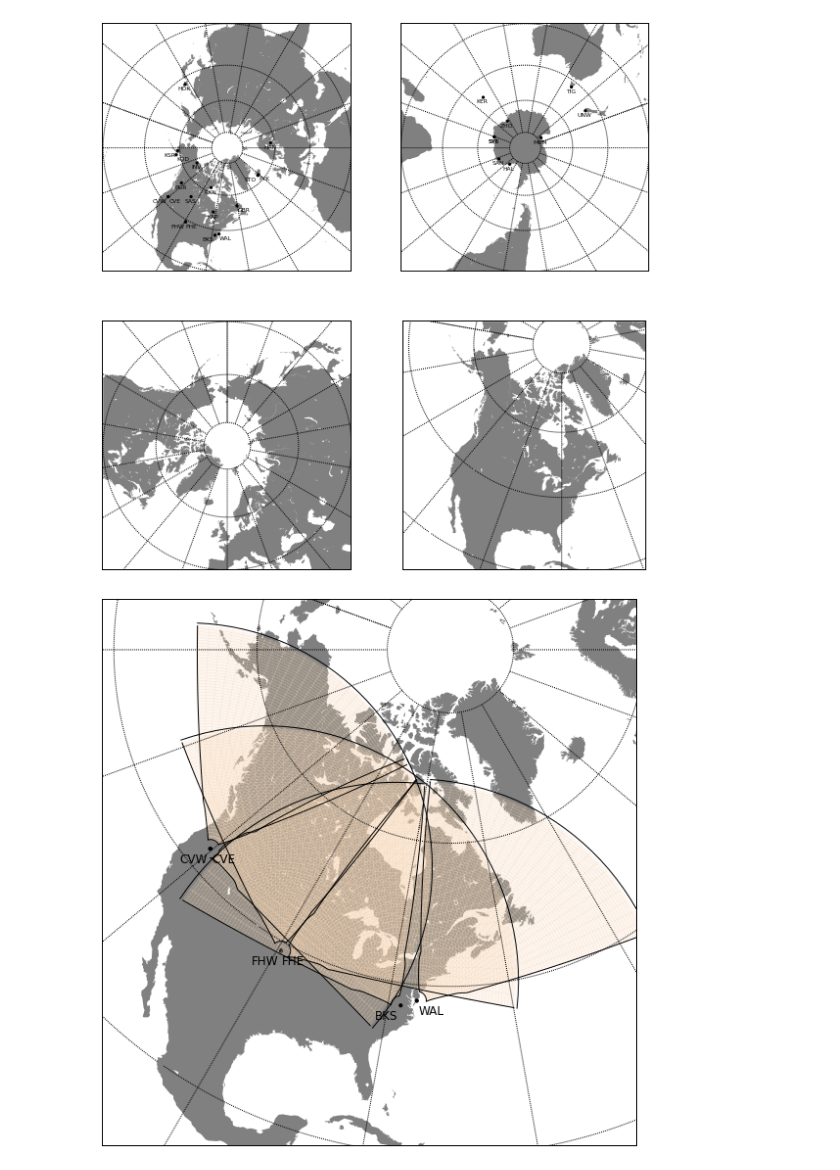
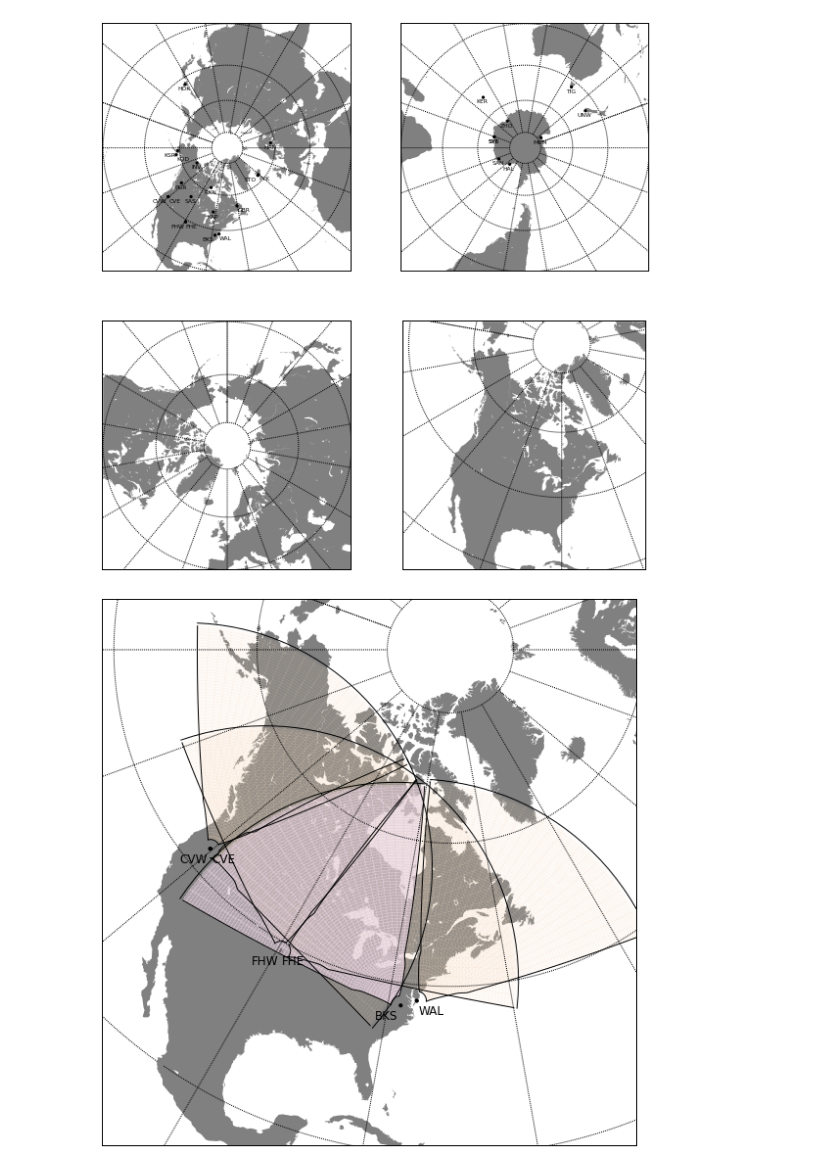
Before and after one commit to vtsuperdarn/davitpy, a Jupyter notebook: docs/notebook/map.ipynb, the cells around one changed output. Drawn from its saved outputs; the diff is of its cells as text; code cells hidden in the pictures.

```diff
--- a/docs/notebook/map.ipynb
+++ b/docs/notebook/map.ipynb
@@ -30,15 +25,17 @@ m2 = pplot.map(hemi='north', limits=[10.,lon_0-35.,60.,lon_0+105.], lon_0=lon_0)
 # %%
 # Set map
 figure(figsize=(10,10))
 lon_0 = -70.
 m = pplot.map(hemi='north', limits=[10.,lon_0-35.,60.,lon_0+105.], lon_0=lon_0)
-codes = ['wal','bks','fhe','fhw','cve','cvw']
+codes = ['wal','fhe','fhw','cve','cvw','bks']
 # Plotting some radars
 pplot.overlayRadar(m, fontSize=12, codes=codes)
 # Plot radar fov
-pplot.overlayFov(m, codes=codes, maxGate=75, fovColor=120)
+pplot.overlayFov(m, codes=codes[:-1], maxGate=75, fovColor=120)
+pplot.overlayFov(m, codes=codes[-1], maxGate=75, fovColor=100, fovAlpha=.5)
+m.scatter()
 # %% [output]
-[figure, old version]
+[figure, new version]
 # %%
 # To get the field of view (with the most recent radar configuration)
 radNet = network()
```
Also changed, not shown: parts of 1 cell of this notebook, 1 other file.
